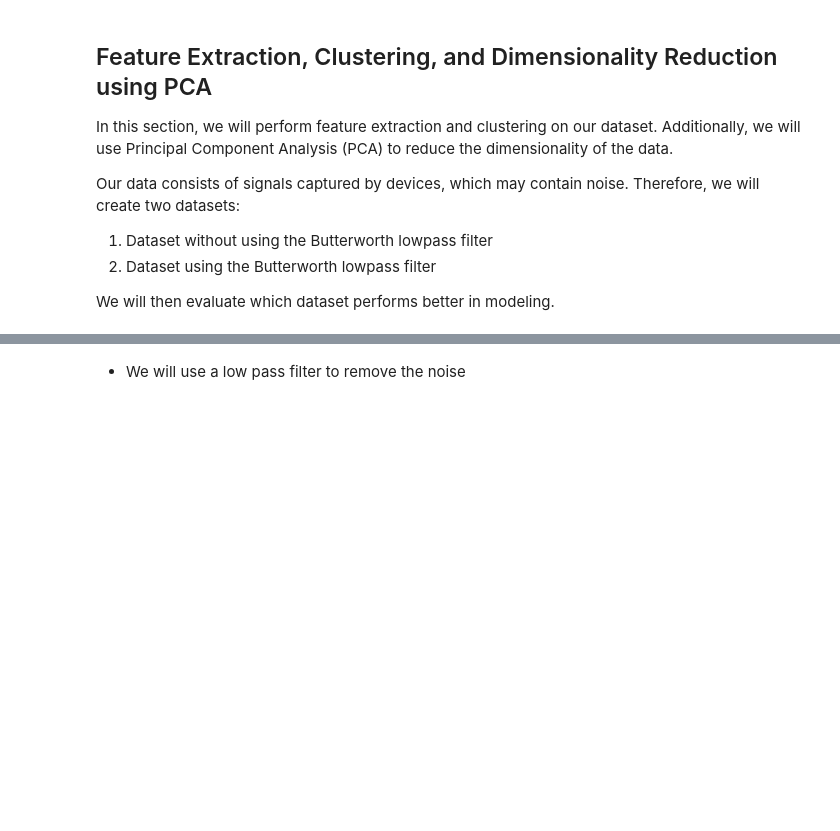
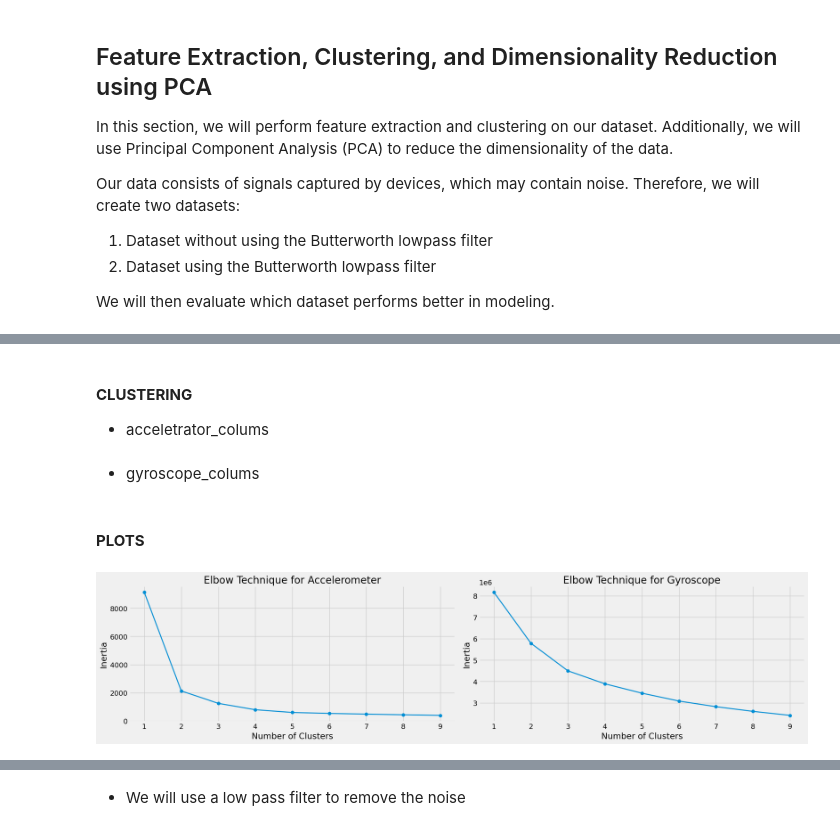
Before and after one commit to silvergjeka22/Fitness-Tracker, a Jupyter notebook: notebooks/feature(3).ipynb, the cells around one changed output, grey strips where cells are left out. Saved outputs shown, nothing was run; the diff lists cells and outputs as text; code cells hidden in the pictures; blank space fills up the shorter version.

```diff
--- a/notebooks/feature(3).ipynb
+++ b/notebooks/feature(3).ipynb
@@ -185,0 +75,54 @@ plt.show()
+# %% [markdown]
+#### **CLUSTERING**
+
+- acceletrator_colums
+# %%
+df_cluster_NoFilter = df_squered_NoFilter.copy()
+kvalues = range(1, 10)
+inertia_acc = []
+
+for k in kvalues:
+    subset = df_cluster_NoFilter[columns_acc]
+    kmeans = KMeans(n_clusters=k, n_init=20, random_state=0)
+    cluster_labels = kmeans.fit_predict(subset) # fit_predict is used to fit the model and predict the cluster labels
+    inertia_acc.append(kmeans.inertia_) # inertia is the sum of squared distances of samples to their closest cluster center
+
+# using elbow technique to determine the number of clusters
+kmeans = KMeans(n_clusters=5, n_init=20, random_state=0)
+subset = df_cluster_NoFilter[columns_acc]
+df_cluster_NoFilter["cluster_acc"] = kmeans.fit_predict(subset)
+# %% [markdown]
+- gyroscope_colums
+# %%
+inertia_gyr = []
+for k in kvalues:
+    subset = df_cluster_NoFilter[columns_gyro]
+    kmeans = KMeans(n_clusters=k, n_init=20, random_state=0)
+    cluster_labels = kmeans.fit_predict(subset) # fit_predict is used to fit the model and predict the cluster labels
+    inertia_gyr.append(kmeans.inertia_) # inertia is the sum of squared distances of samples to their closest cluster center
+
+# using elbow technique to determine the number of clusters
+kmeans = KMeans(n_clusters=5, n_init=20, random_state=0)
+subset = df_cluster_NoFilter[columns_gyro]
+df_cluster_NoFilter["cluster_gyro"] = kmeans.fit_predict(subset)
+# %% [markdown]
+#### **PLOTS**
+# %%
+# Accelerometer
+plt.subplot(1, 2, 1)
+plt.plot(kvalues, inertia_acc, marker="o")
+plt.xlabel("Number of Clusters")
+plt.ylabel("Inertia")
+plt.title("Elbow Technique for Accelerometer")
+
+# Gyroscope
+plt.subplot(1, 2, 2)
+plt.plot(kvalues, inertia_gyr, marker="o")
+plt.xlabel("Number of Clusters")
+plt.ylabel("Inertia")
+plt.title("Elbow Technique for Gyroscope")
+
+plt.tight_layout()
+plt.show()
+# %% [output]
+[figure, added]
```
Also changed, not shown: parts of 71 cells of this notebook.
